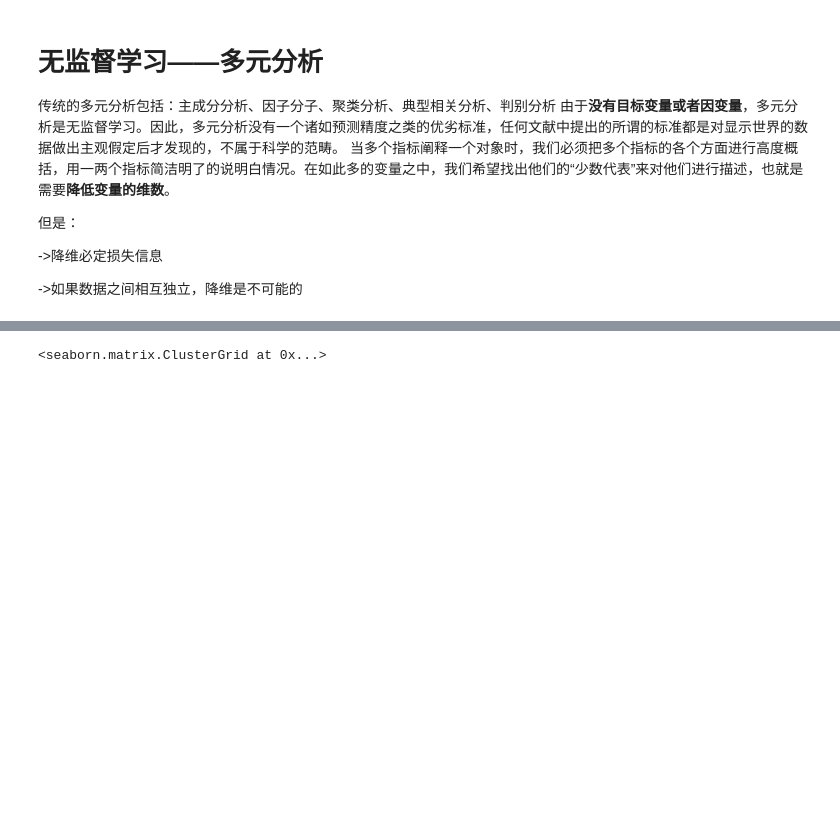
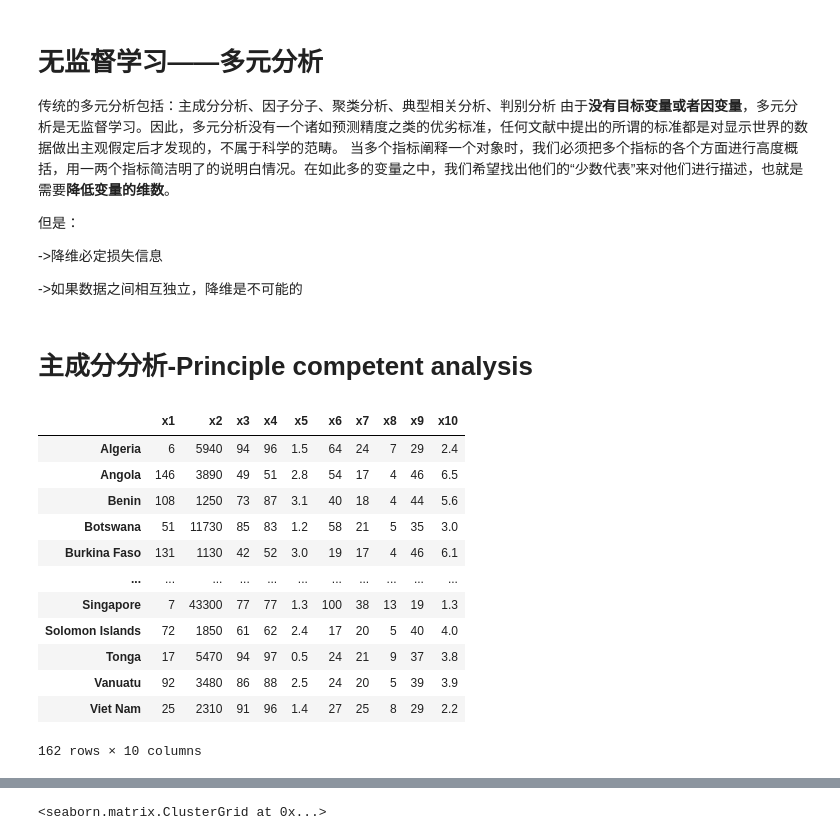
Before and after one commit to Mungeryang/Statistics-from-data-to-conclusion-5e, a Jupyter notebook: notebook/chapter6.ipynb, the cells around one changed output, grey strips where cells are left out. Cells and saved outputs as stored; diff of their text form; code cells hidden in the pictures; blank space fills up the shorter version.

```diff
--- a/notebook/chapter6.ipynb
+++ b/notebook/chapter6.ipynb
@@ -34,3 +34,22 @@ from sklearn.cluster import KMeans,AgglomerativeClustering
 from scipy.cluster.hierarchy import dendrogram,linkage,set_link_color_palette
 from sklearn.cross_decomposition import CCA
 from scipy.stats import pearsonr
+# %% [markdown]
+# 主成分分析-Principle competent analysis
+# %%
+who = pd.read_csv("../data/who.txt")
+who
+# %% [output]
+|  | x1 | x2 | x3 | x4 | x5 | x6 | x7 | x8 | x9 | x10 |
+| Algeria | 6 | 5940 | 94 | 96 | 1.5 | 64 | 24 | 7 | 29 | 2.4 |
+| Angola | 146 | 3890 | 49 | 51 | 2.8 | 54 | 17 | 4 | 46 | 6.5 |
+| Benin | 108 | 1250 | 73 | 87 | 3.1 | 40 | 18 | 4 | 44 | 5.6 |
+| Botswana | 51 | 11730 | 85 | 83 | 1.2 | 58 | 21 | 5 | 35 | 3.0 |
+| Burkina Faso | 131 | 1130 | 42 | 52 | 3.0 | 19 | 17 | 4 | 46 | 6.1 |
+| ... | ... | ... | ... | ... | ... | ... | ... | ... | ... | ... |
+| Singapore | 7 | 43300 | 77 | 77 | 1.3 | 100 | 38 | 13 | 19 | 1.3 |
+| Solomon Islands | 72 | 1850 | 61 | 62 | 2.4 | 17 | 20 | 5 | 40 | 4.0 |
+| Tonga | 17 | 5470 | 94 | 97 | 0.5 | 24 | 21 | 9 | 37 | 3.8 |
+| Vanuatu | 92 | 3480 | 86 | 88 | 2.5 | 24 | 20 | 5 | 39 | 3.9 |
+| Viet Nam | 25 | 2310 | 91 | 96 | 1.4 | 27 | 25 | 8 | 29 | 2.2 |
+162 rows × 10 columns
```
Also changed, not shown: parts of 7 cells of this notebook.
